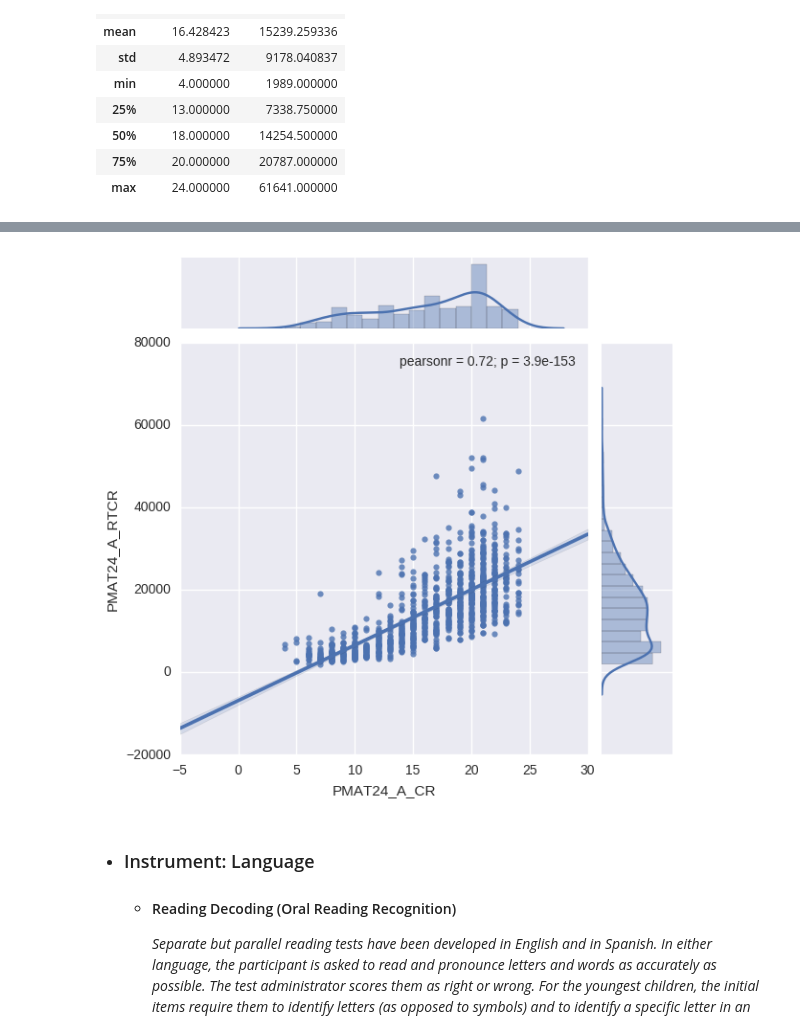
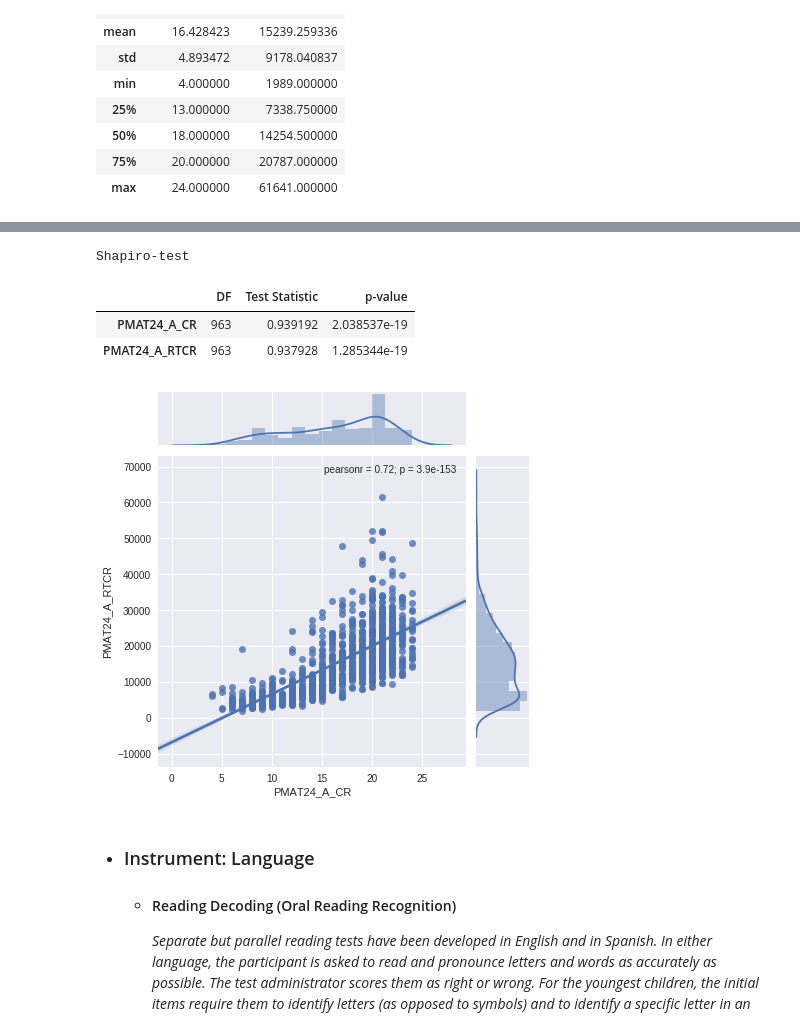
Before and after one commit to SIMEXP/hcp, a Jupyter notebook: HCP_pheno-corr_all.ipynb, the cells around one changed output, grey strips where cells are left out. Drawn from its saved outputs; the diff is of its cells as text; code cells hidden in the pictures.

```diff
--- a/HCP_pheno-corr_all.ipynb
+++ b/HCP_pheno-corr_all.ipynb
@@ -304,14 +303,11 @@ y = data_cog_FluInt.PMAT24_A_RTCR.dropna()
 shapiro_results_x = scipy.stats.shapiro(x)
 shapiro_results_y = scipy.stats.shapiro(y)
 
-matrix_sw = [
-    ['', 'DF', 'Test Statistic', 'p-value'],
-    ['PMAT24_A_CR', len(x) - 1, shapiro_results_x[0], shapiro_results_x[1]],
-    ['PMAT24_A_RTCR', len(y) - 1, shapiro_results_y[0], shapiro_results_y[1]]
-]
-
-shapiro_table = FF.create_table(matrix_sw, index=True)
-iplot(shapiro_table, filename='shapiro-table')
+dict_sw = {'DF':[len(x) - 1,len(y) - 1],'Test Statistic': [shapiro_results_x[0],shapiro_results_y[0]],
+           'p-value': [shapiro_results_x[1],shapiro_results_y[1]]}
+df = pd.DataFrame(dict_sw,index=['PMAT24_A_CR','PMAT24_A_RTCR'])
+print('Shapiro-test')
+display(df)
 # plot  dist
 sns.jointplot(x="PMAT24_A_CR", y="PMAT24_A_RTCR",data=data_cog_FluInt.dropna(),kind="reg");
 # %% [output]
@@ -319,4 +314,8 @@ sns.jointplot(x="PMAT24_A_CR", y="PMAT24_A_RTCR",data=data_cog_FluInt.dropna(),k
+Shapiro-test
+|  | DF | Test Statistic | p-value |
+| PMAT24_A_CR | 963 | 0.939192 | 2.038537e-19 |
+| PMAT24_A_RTCR | 963 | 0.937928 | 1.285344e-19 |
-[figure, old version]
+[figure, new version]
 # %% [markdown]
 - ### Instrument: Language
 
```
Also changed, not shown: parts of 17 cells of this notebook.
